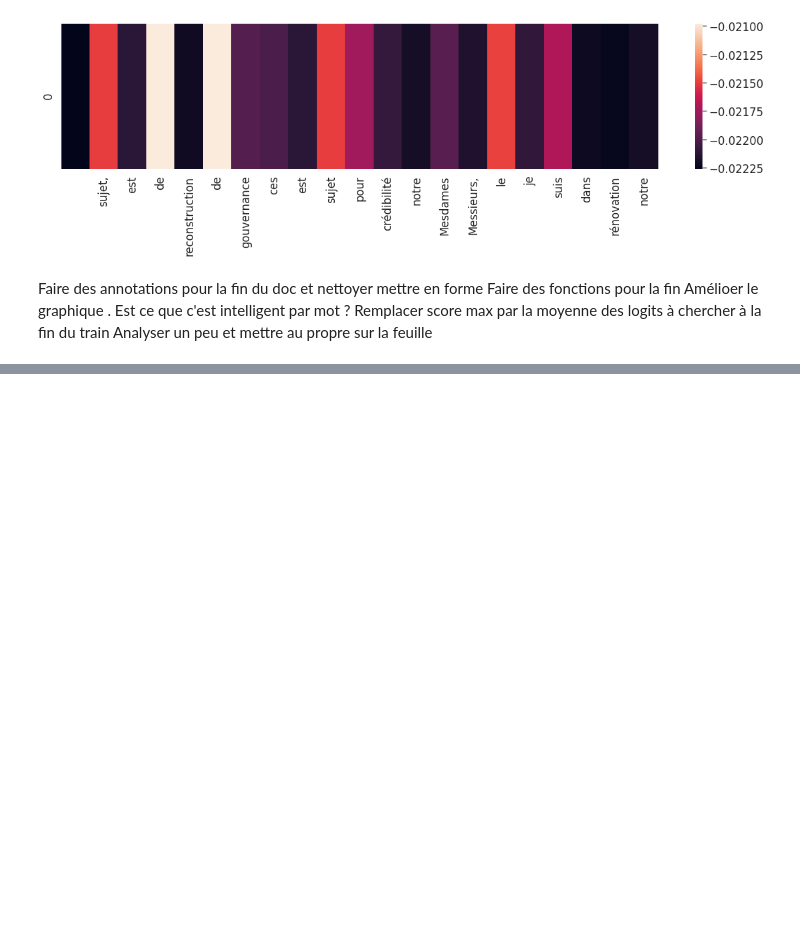
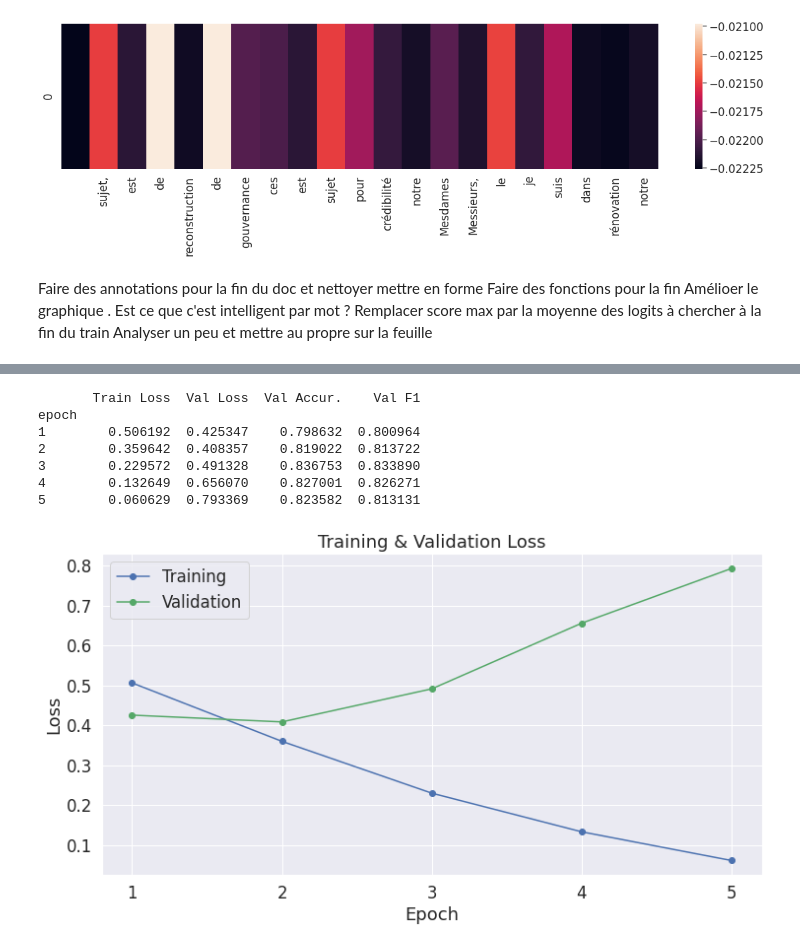
Before and after one commit to cerezamo/NLP_brouillon, a Jupyter notebook: Camembert_v2.ipynb, the cells around one changed output, grey strips where cells are left out. Saved outputs shown, nothing was run; the diff lists cells and outputs as text; code cells hidden in the pictures; blank space fills up the shorter version.

```diff
--- a/Camembert_v2.ipynb
+++ b/Camembert_v2.ipynb
@@ -210,7 +246,7 @@ def  balanced_splitted(df,seed_val,frac_val,max_tokens):
   df_m = df_m[0:len(df_f)]
   df = df_f.append(df_m)
 
-  df=split_document_to_limit_phrases(max_tokens,df)
+  df=split_document_to_limit(max_tokens,df)
 
   df_balanced_split=df.sample(frac=frac_val,random_state=seed_val).reset_index()
 
@@ -221,5 +257,5 @@ def  balanced_splitted(df,seed_val,frac_val,max_tokens):
 
   return df_balanced_split
 # %%
-df_balanced_split = balanced_splitted(df,seed_val,frac_val=0.5,max_tokens=512)
+df_balanced_split = balanced_splitted(df,seed_val,frac_val=0.5,max_tokens=450)
 # %% [output]
@@ -1261,0 +1536,5 @@ Analyser un peu et mettre au propre sur la feuille
+# %%
+# Import Camembert tokenizer
+from transformers import CamembertTokenizer
+# We choose a right padding side for the moment and we will test for a left padding side on a second stage
+tokenizer = CamembertTokenizer.from_pretrained('camembert-base', do_lower_case=False,padding_side='right') #left
@@ -1261,0 +1642,2 @@ Analyser un peu et mettre au propre sur la feuille
+# %%
+results_unbalanced = train_val_gendermodel(train_loader=train_dataloader, val_loader=val_dataloader, epochs_val=5,seed_val=2020,device=device,lr_value=5e-5)
@@ -1261,0 +1662,11 @@ Analyser un peu et mettre au propre sur la feuille
+# %%
+report_model_1(results_unbalanced)
+# %% [output]
+       Train Loss  Val Loss  Val Accur.    Val F1
+epoch
+1        0.506192  0.425347    0.798632  0.800964
+2        0.359642  0.408357    0.819022  0.813722
+3        0.229572  0.491328    0.836753  0.833890
+4        0.132649  0.656070    0.827001  0.826271
+5        0.060629  0.793369    0.823582  0.813131
+[figure, added]
```
Also changed, not shown: parts of 53 cells of this notebook.
